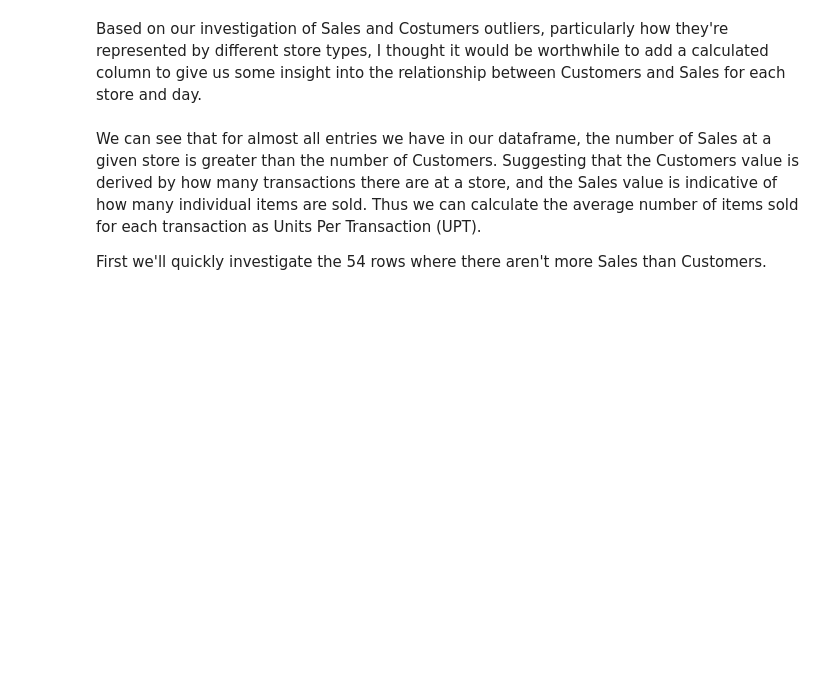
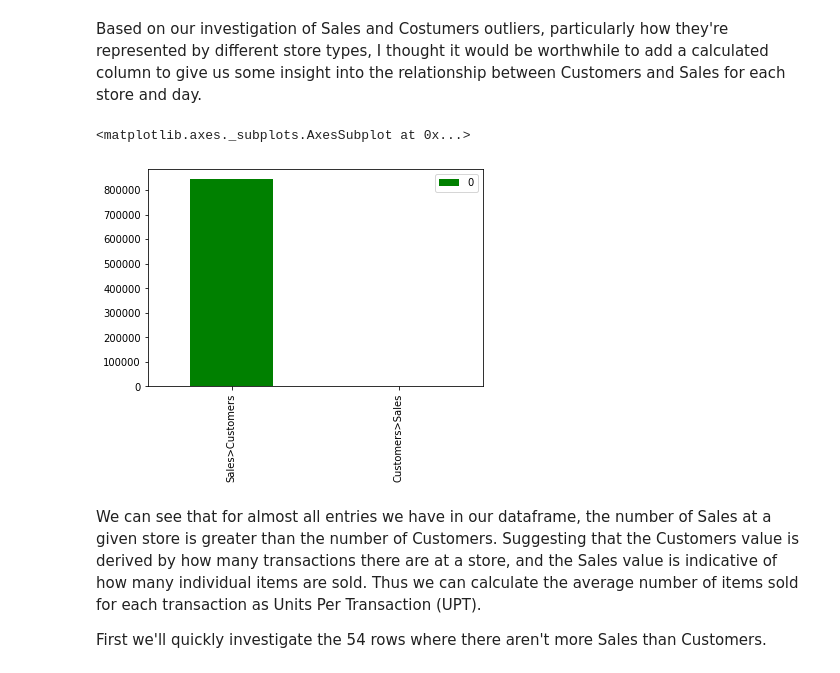
Before and after one commit to Jayeshdahiwale/Rosamann-Retails-Sales-Prediction, a Jupyter notebook: Regression_Capstone_Project_2_Rossamann.ipynb, the cells around one changed output. Cells and saved outputs as stored; diff of their text form; code cells hidden in the pictures; blank space fills up the shorter version.

```diff
--- a/Regression_Capstone_Project_2_Rossamann.ipynb
+++ b/Regression_Capstone_Project_2_Rossamann.ipynb
@@ -349,0 +741,2 @@ sales_treated.loc[sales_treated['Customers'] > upper_cust, 'Customers']
+# %%
+sales_treated.loc[sales_treated['CompetitionDistance'] > upper_cust, 'CompetitionDistance'] = 16185
@@ -416,3 +898,9 @@ Based on our investigation of Sales and Costumers outliers, particularly how the
+# %%
+df=pd.DataFrame((sales_treated['Customers'] >= sales_treated['Sales']).value_counts()).rename(index={False: 'Sales>Customers',True:'Customers>Sales'})
+df.plot(kind='bar',color=['green','red'])
+# %% [output]
+<matplotlib.axes._subplots.AxesSubplot at 0x...>
+[figure, added]
 # %% [markdown]
 We can see that for almost all entries we have in our dataframe, the number of Sales at a given store is greater than the number of Customers. Suggesting that the Customers value is derived by how many transactions there are at a store, and the Sales value is indicative of how many individual items are sold. Thus we can calculate the average number of items sold for each transaction as Units Per Transaction (UPT).
 
```
Also changed, not shown: parts of 121 cells of this notebook.
